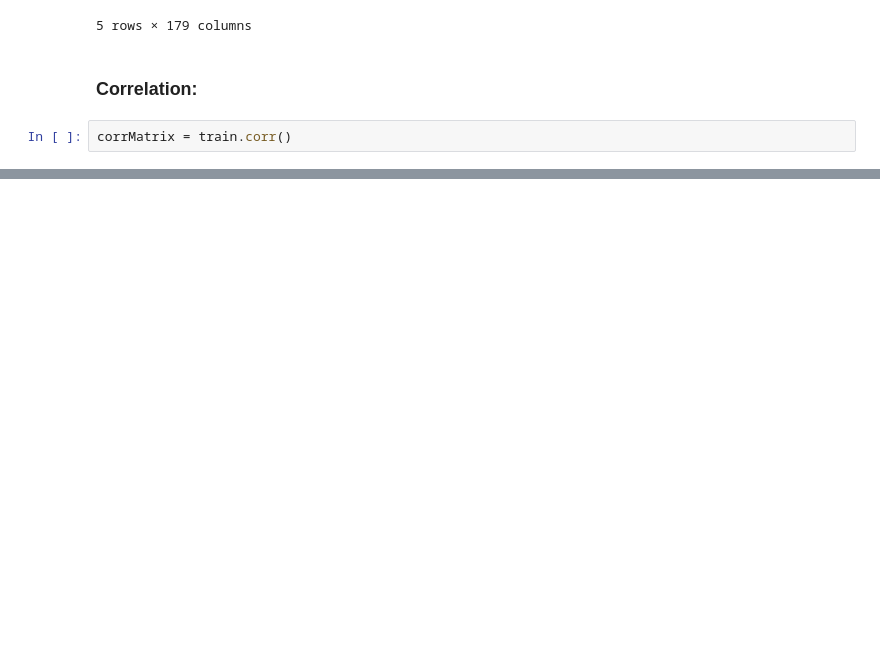
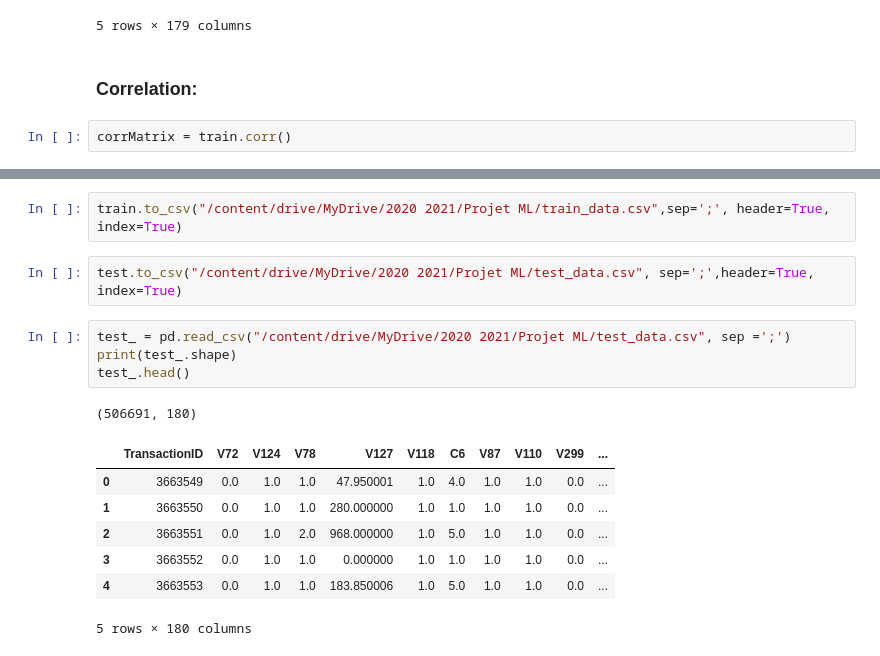
Before and after one commit to ImadT/Fraud-detection, a Jupyter notebook: Data_Cleaning.ipynb, the cells around one changed output, grey strips where cells are left out. Drawn from its saved outputs; the diff is of its cells as text; blank space fills up the shorter version.

```diff
--- a/Data_Cleaning.ipynb
+++ b/Data_Cleaning.ipynb
@@ -498,0 +523,17 @@ ax.set_xticklabels(
+# %%
+train.to_csv("/content/drive/MyDrive/2020 2021/Projet ML/train_data.csv",sep=';', header=True, index=True)
+# %%
+test.to_csv("/content/drive/MyDrive/2020 2021/Projet ML/test_data.csv", sep=';',header=True, index=True)
+# %%
+test_ = pd.read_csv("/content/drive/MyDrive/2020 2021/Projet ML/test_data.csv", sep =';')
+print(test_.shape)
+test_.head()
+# %% [output]
+(506691, 180)
+|  | TransactionID | V72 | V124 | V78 | V127 | V118 | C6 | V87 | V110 | V299 | ... |
+| 0 | 3663549 | 0.0 | 1.0 | 1.0 | 47.950001 | 1.0 | 4.0 | 1.0 | 1.0 | 0.0 | ... |
+| 1 | 3663550 | 0.0 | 1.0 | 1.0 | 280.000000 | 1.0 | 1.0 | 1.0 | 1.0 | 0.0 | ... |
+| 2 | 3663551 | 0.0 | 1.0 | 2.0 | 968.000000 | 1.0 | 5.0 | 1.0 | 1.0 | 0.0 | ... |
+| 3 | 3663552 | 0.0 | 1.0 | 1.0 | 0.000000 | 1.0 | 1.0 | 1.0 | 1.0 | 0.0 | ... |
+| 4 | 3663553 | 0.0 | 1.0 | 1.0 | 183.850006 | 1.0 | 5.0 | 1.0 | 1.0 | 0.0 | ... |
+5 rows × 180 columns
```
Also changed, not shown: parts of 23 cells of this notebook.
